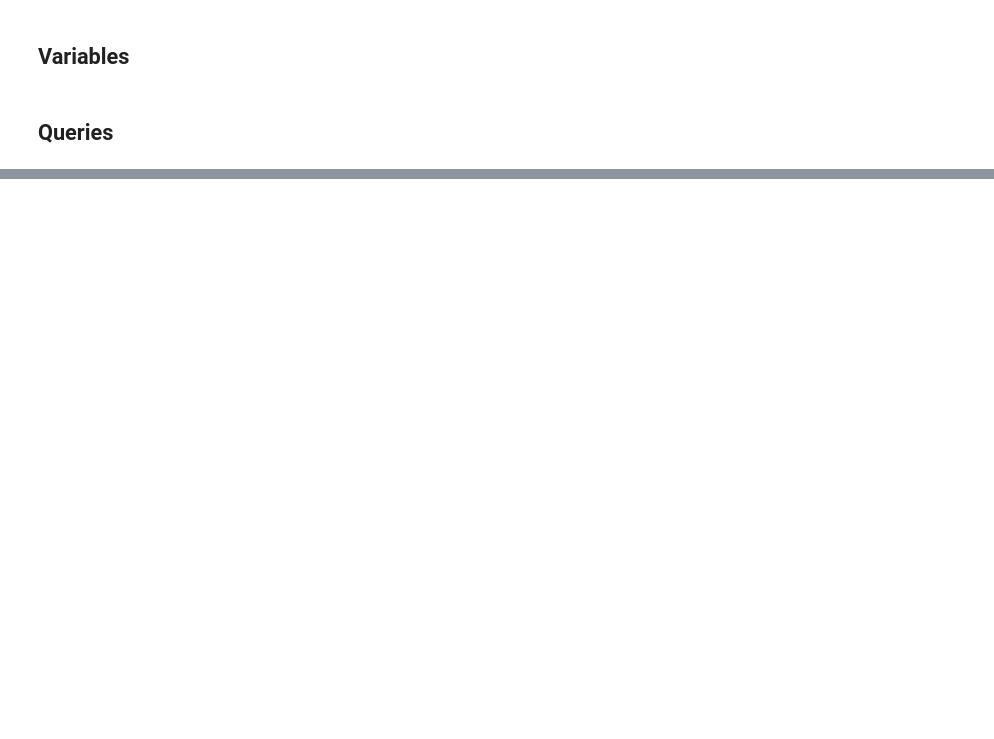
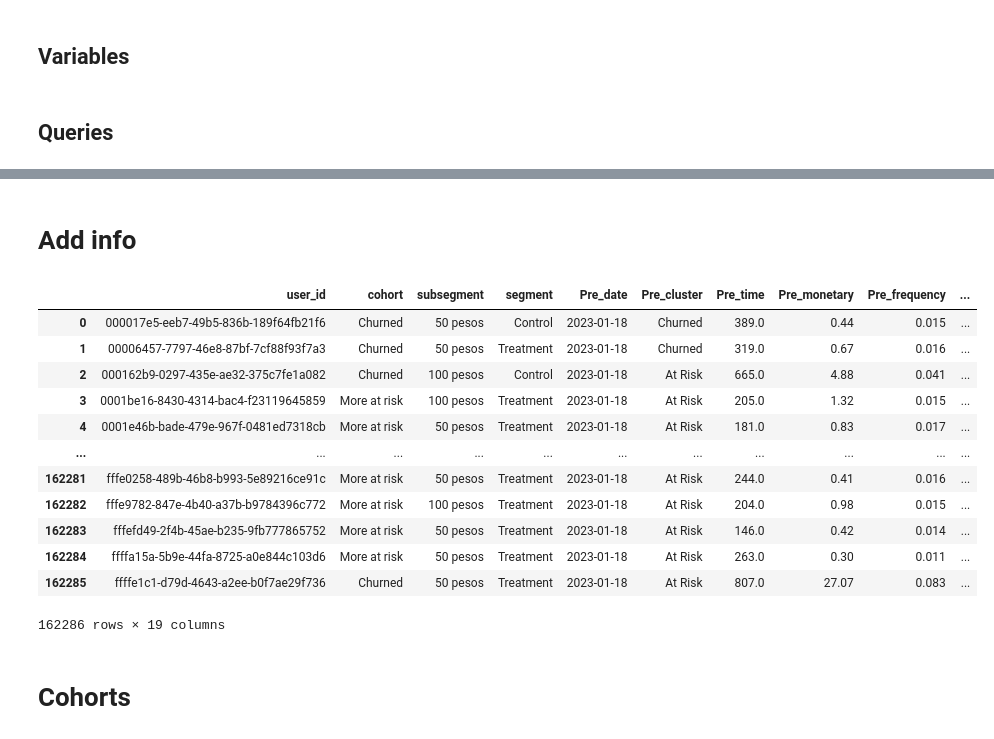
Before and after one commit to klar-mx/growth-scripts, a Jupyter notebook: RFM/CRM_Analytics/Churned_Campaigns/Churned Analysis V3.ipynb, the cells around one changed output, grey strips where cells are left out. Cells and saved outputs as stored; diff of their text form; code cells hidden in the pictures; blank space fills up the shorter version.

```diff
--- a/RFM/CRM_Analytics/Churned_Campaigns/Churned Analysis V3.ipynb
+++ b/RFM/CRM_Analytics/Churned_Campaigns/Churned Analysis V3.ipynb
@@ -207,0 +148,4 @@ Treatment
+# %%
+end_campaign = end_campaign.set_index('user_id')
+end_campaign['cluster'] = end_campaign['cluster'].map(cluster_dict)
+end_campaign = end_campaign.add_prefix('Post_')
@@ -207,0 +169,6 @@ Treatment
+# %%
+# Merge Pre and Post campaign
+rfm_info = pd.merge(start_campaign, end_campaign, left_index=True, right_index=True)
+rfm_info = rfm_info.reset_index()
+rfm_info['movement'] = rfm_info['Pre_cluster'] + '->' + rfm_info['Post_cluster']
+rfm_info
@@ -207,0 +191,23 @@ Treatment
+# %%
+# Purchases for the users in the specific date
+query_p = '''
+        select
+               t.user_id,
+               count(transaction_id) as purchases,
+                -1*sum(amount) as total_amount
+        from analytics_bi.transactions as t
+        where t.type in ('PURCHASE')
+          and t.timestamp_mx_created_at between '{}'::date and '{}'::date
+          and t.state = 'SETTLED'
+          and t.source_account_internal_id <> '0000000000000000'
+          and t.source_account_internal_id <> '00000000-0000-0000-0000-000000000000'
+          and t.provider_id <> 'KLAR'
+          and t.user_id in {}
+        group by t.user_id
+'''
+# %%
+# Purchases
+start_time = time.time()
+query_purchases = query_p.format(dates[0],dates[1], tuple(cohort_info.user_id.to_list()))
+purchases = pd.read_sql_query(query_purchases, cnx)
+print(time.time()-start_time)
@@ -207,0 +232,22 @@ Treatment
+# %% [markdown]
+# Add info
+# %%
+complete_info = pd.merge(cohort_info, rfm_info, on='user_id')
+complete_info = pd.merge(complete_info, purchases, on='user_id', how='left')
+complete_info
+# %% [output]
+|  | user_id | cohort | subsegment | segment | Pre_date | Pre_cluster | Pre_time | Pre_monetary | Pre_frequency | ... |
+| 0 | 000017e5-eeb7-49b5-836b-189f64fb21f6 | Churned | 50 pesos | Control | 2023-01-18 | Churned | 389.0 | 0.44 | 0.015 | ... |
+| 1 | 00006457-7797-46e8-87bf-7cf88f93f7a3 | Churned | 50 pesos | Treatment | 2023-01-18 | Churned | 319.0 | 0.67 | 0.016 | ... |
+| 2 | 000162b9-0297-435e-ae32-375c7fe1a082 | Churned | 100 pesos | Control | 2023-01-18 | At Risk | 665.0 | 4.88 | 0.041 | ... |
+| 3 | 0001be16-8430-4314-bac4-f23119645859 | More at risk | 100 pesos | Treatment | 2023-01-18 | At Risk | 205.0 | 1.32 | 0.015 | ... |
+| 4 | 0001e46b-bade-479e-967f-0481ed7318cb | More at risk | 50 pesos | Treatment | 2023-01-18 | At Risk | 181.0 | 0.83 | 0.017 | ... |
+| ... | ... | ... | ... | ... | ... | ... | ... | ... | ... | ... |
+| 162281 | fffe0258-489b-46b8-b993-5e89216ce91c | More at risk | 50 pesos | Treatment | 2023-01-18 | At Risk | 244.0 | 0.41 | 0.016 | ... |
+| 162282 | fffe9782-847e-4b40-a37b-b9784396c772 | More at risk | 100 pesos | Treatment | 2023-01-18 | At Risk | 204.0 | 0.98 | 0.015 | ... |
+| 162283 | fffefd49-2f4b-45ae-b235-9fb777865752 | More at risk | 50 pesos | Treatment | 2023-01-18 | At Risk | 146.0 | 0.42 | 0.014 | ... |
+| 162284 | ffffa15a-5b9e-44fa-8725-a0e844c103d6 | More at risk | 50 pesos | Treatment | 2023-01-18 | At Risk | 263.0 | 0.30 | 0.011 | ... |
+| 162285 | ffffe1c1-d79d-4643-a2ee-b0f7ae29f736 | Churned | 50 pesos | Treatment | 2023-01-18 | At Risk | 807.0 | 27.07 | 0.083 | ... |
+162286 rows × 19 columns
+# %% [markdown]
+# Cohorts
```
Also changed, not shown: parts of 35 cells of this notebook, 12 other files.
